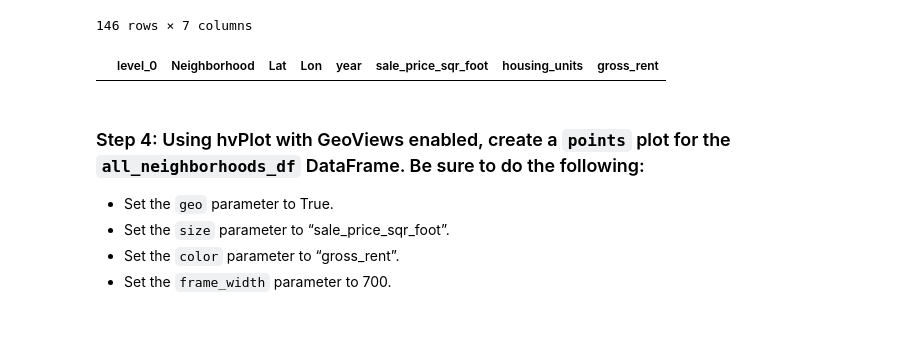
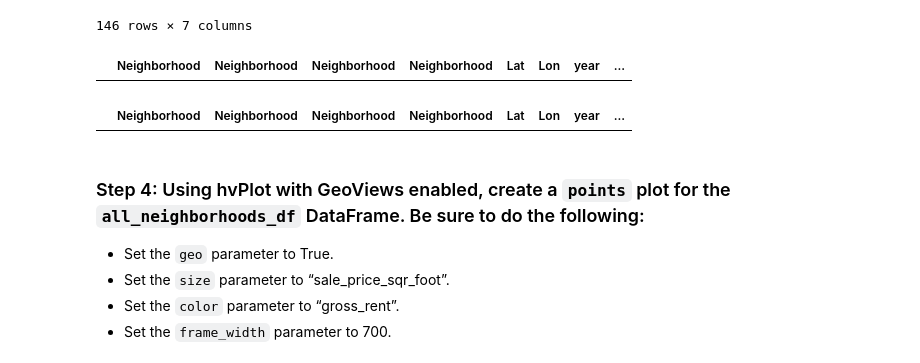
Before and after one commit to JLMAC30/Challenge_6, a Jupyter notebook: san_francisco_housing.ipynb, the cells around one changed output. Saved outputs shown, nothing was run; the diff lists cells and outputs as text; code cells hidden in the pictures; blank space fills up the shorter version.

```diff
--- a/san_francisco_housing.ipynb
+++ b/san_francisco_housing.ipynb
@@ -492,17 +492,21 @@ all_neighborhoods_df
 | Westwood Park | NaN | NaN | NaN | 2015.00 | 687.087575 | 382295.00 | 3959.000000 |
 | Yerba Buena | NaN | NaN | NaN | 2012.50 | 576.709848 | 377427.50 | 2555.166667 |
 146 rows × 7 columns
+# %%
+all_neighborhoods_df = all_neighborhoods_df.drop("Neighborhood", axis=1)
 # %%
 # Call the dropna function to remove any neighborhoods that do not have data
 all_neighborhoods_df = all_neighborhoods_df.reset_index().dropna()
 
 # Rename the "index" column as "Neighborhood" for use in the Visualization
 all_neighborhoods_df = all_neighborhoods_df.rename(columns={"index": "Neighborhood"})
 
 # Review the resulting DataFrame
-all_neighborhoods_df
+display(all_neighborhoods_df.head())
+display(all_neighborhoods_df.tail())
 # %% [output]
-|  | level_0 | Neighborhood | Lat | Lon | year | sale_price_sqr_foot | housing_units | gross_rent |
+|  | Neighborhood | Neighborhood | Neighborhood | Neighborhood | Lat | Lon | year | ... |
+|  | Neighborhood | Neighborhood | Neighborhood | Neighborhood | Lat | Lon | year | ... |
 # %% [markdown]
 ### Step 4: Using hvPlot with GeoViews enabled, create a `points` plot for the `all_neighborhoods_df` DataFrame. Be sure to do the following:
 
```
Also changed, not shown: parts of 2 cells of this notebook.
